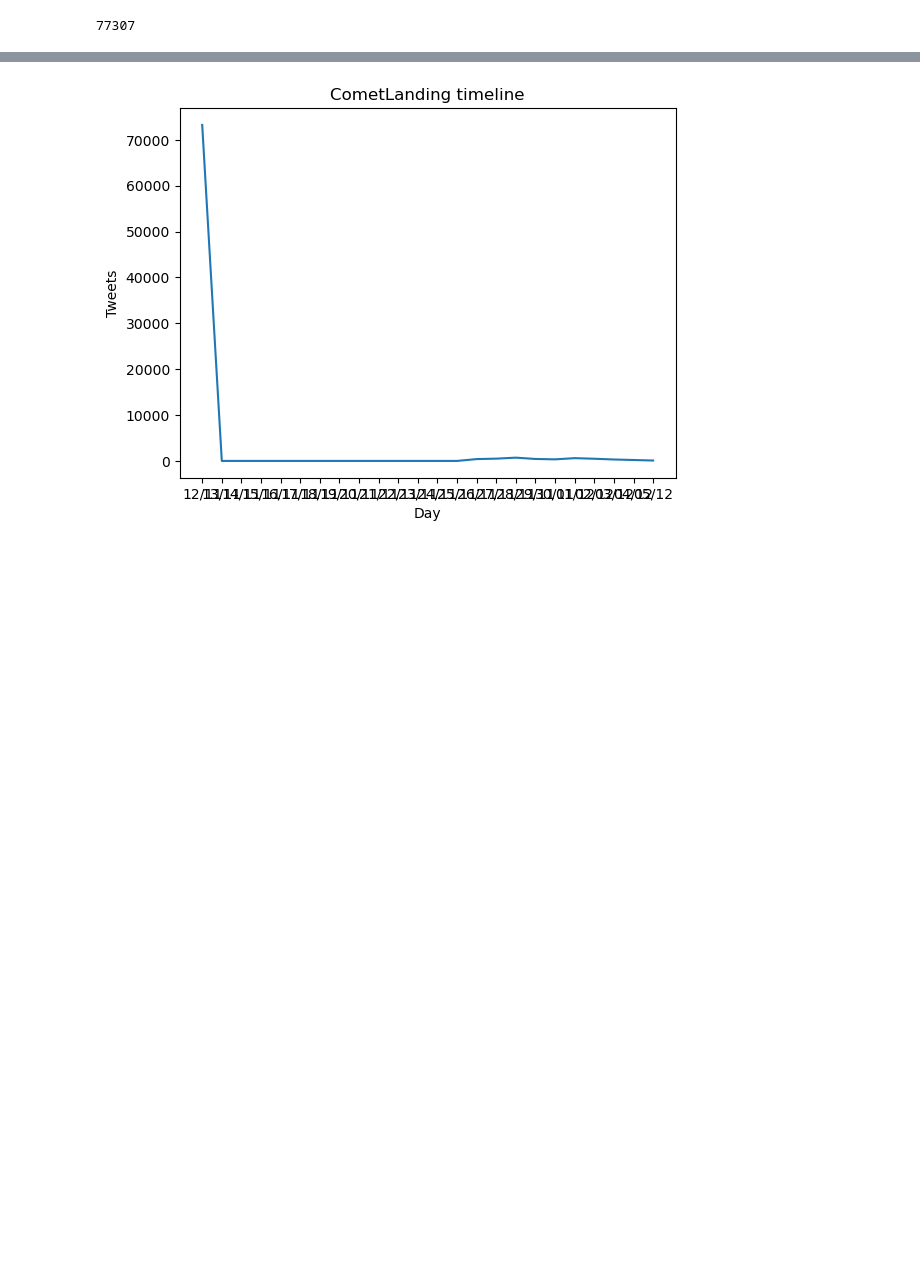
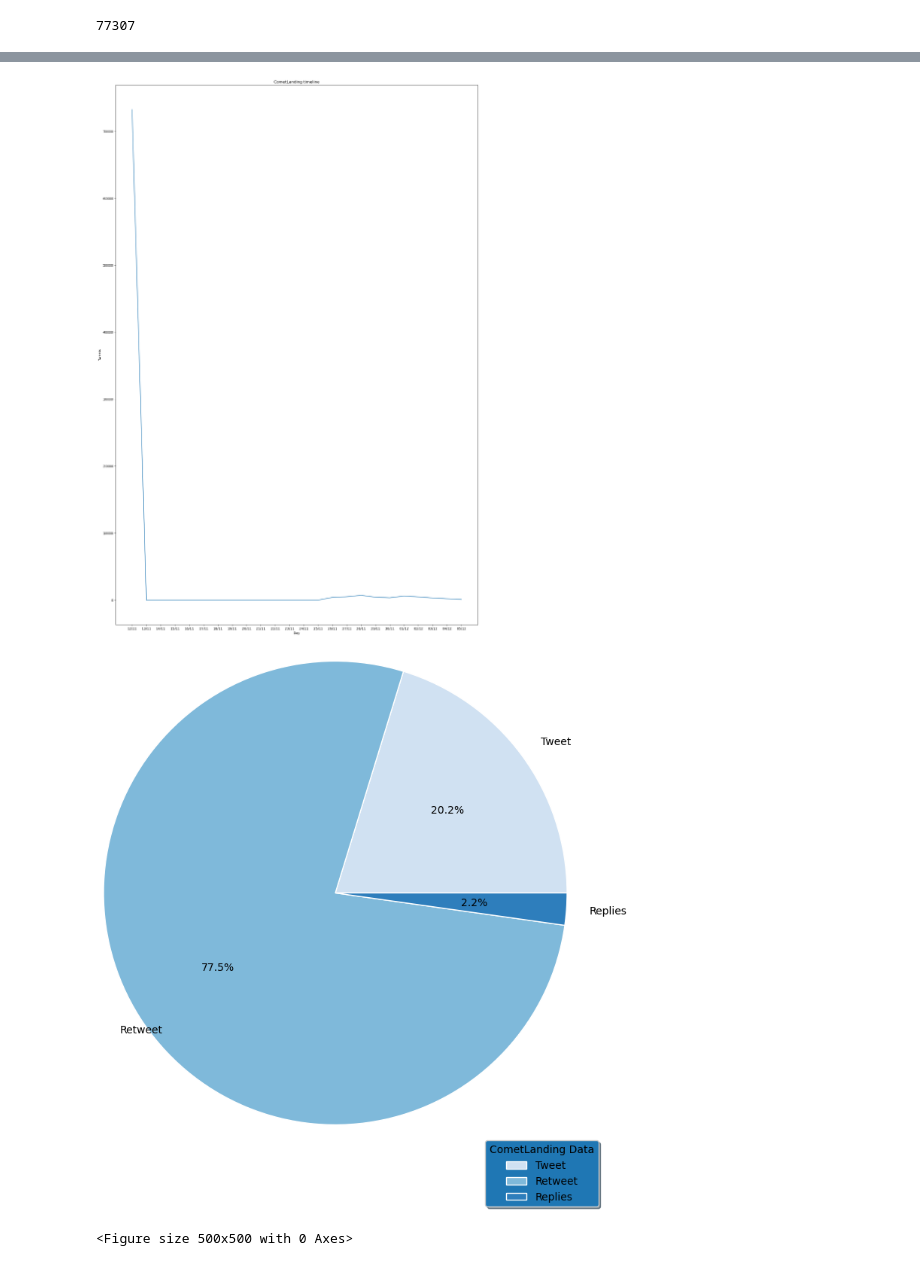
Before and after one commit to evannicholas/CS2006P, a Jupyter notebook: notebooks/CometLanding.ipynb, the cells around one changed output, grey strips where cells are left out. Cells and saved outputs as stored; diff of their text form; code cells hidden in the pictures; blank space fills up the shorter version.

```diff
--- a/notebooks/CometLanding.ipynb
+++ b/notebooks/CometLanding.ipynb
@@ -901,12 +969,22 @@ day_data = day.count()["id_str"].tolist()
 y = day_data
 x = day_labels
 
+plt.rcParams["figure.figsize"] = (20,30)
+
 plt.title("CometLanding timeline")
 plt.xlabel("Day")
 plt.ylabel("Tweets")
 
+
 plt.plot(x, y)
-plt.rcParams["figure.figsize"] = (20,30)
 plt.show()
 # %% [output]
-[figure, old version]
+[figure, new version]
+# %%
+plt.rcParams["figure.figsize"] = (5,5)
+gg.createTweetsTypeChart(df)
+plt.show()
+plt.clf()
+# %% [output]
+[figure, added]
+<Figure size 500x500 with 0 Axes>
```
Also changed, not shown: parts of 20 cells of this notebook, 1 other file.
